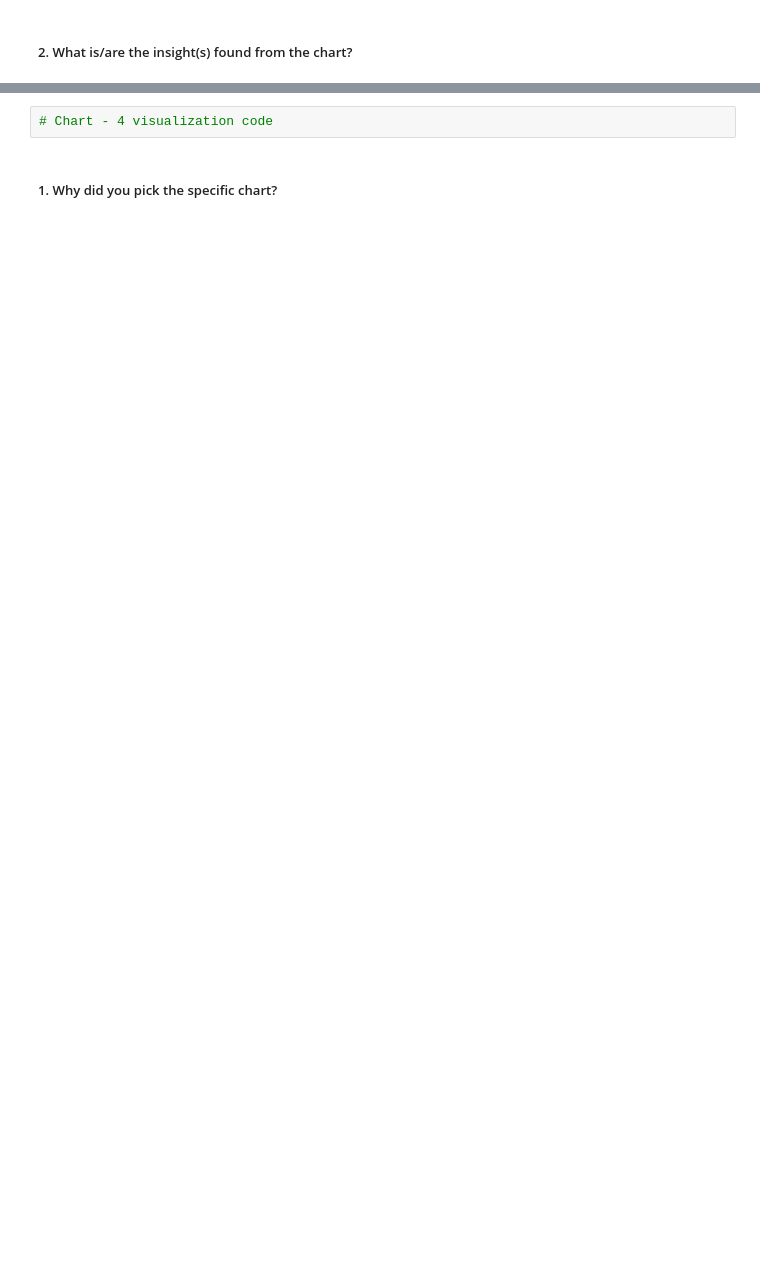
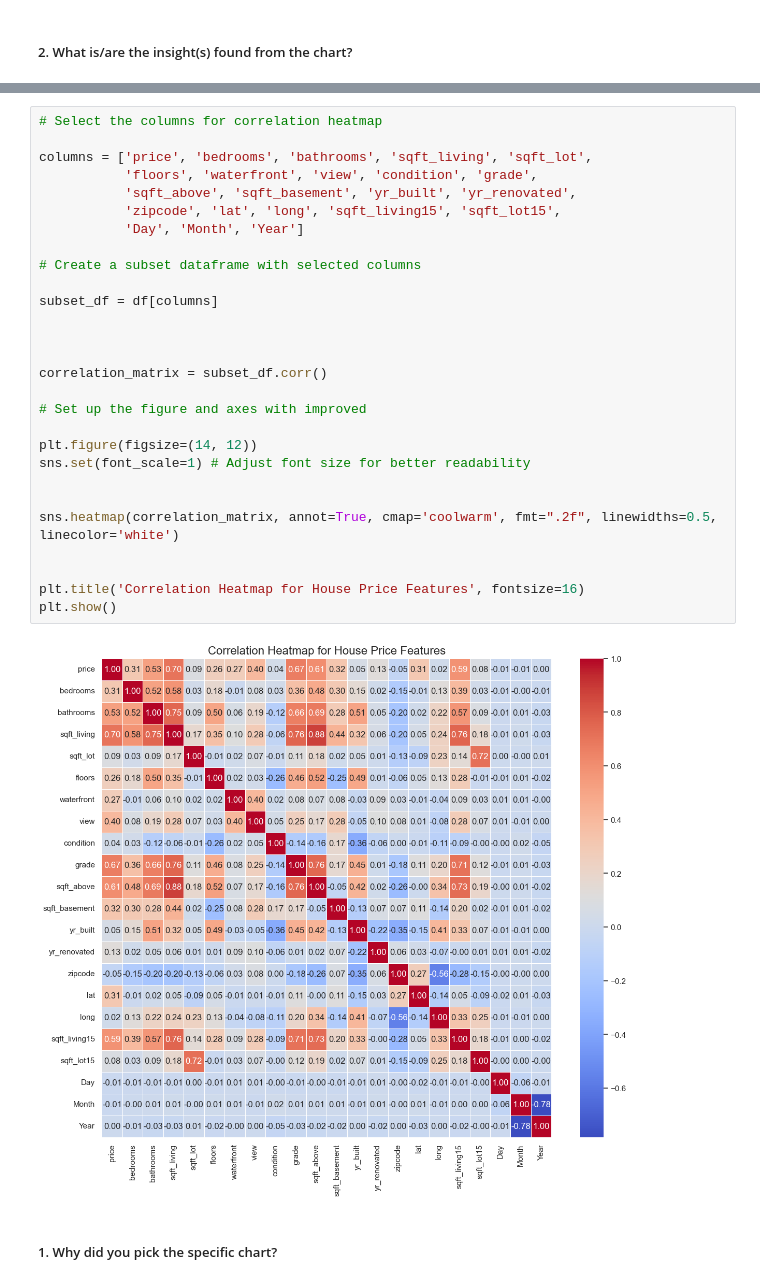
Before and after one commit to Mostaqul143/House-Sales-in-King-County-USA, a Jupyter notebook: Template.ipynb, the cells around one changed output, grey strips where cells are left out. Saved outputs shown, nothing was run; the diff lists cells and outputs as text; blank space fills up the shorter version.

```diff
--- a/Template.ipynb
+++ b/Template.ipynb
@@ -366,4 +395,32 @@ Answer Here
-# %%
-# Chart - 4 visualization code
+# %%
+# Select the columns for correlation heatmap
+
+columns = ['price', 'bedrooms', 'bathrooms', 'sqft_living', 'sqft_lot',
+           'floors', 'waterfront', 'view', 'condition', 'grade',
+           'sqft_above', 'sqft_basement', 'yr_built', 'yr_renovated',
+           'zipcode', 'lat', 'long', 'sqft_living15', 'sqft_lot15',
+           'Day', 'Month', 'Year']
+
+# Create a subset dataframe with selected columns
+
+subset_df = df[columns]
+
+
+
+correlation_matrix = subset_df.corr()
+
+# Set up the figure and axes with improved
+
+plt.figure(figsize=(14, 12))
+sns.set(font_scale=1) # Adjust font size for better readability
+
+
+sns.heatmap(correlation_matrix, annot=True, cmap='coolwarm', fmt=".2f", linewidths=0.5, linecolor='white')
+
+
+plt.title('Correlation Heatmap for House Price Features', fontsize=16)
+plt.show()
+# %% [output]
+[figure, added]
 # %% [markdown]
 ##### 1. Why did you pick the specific chart?
```
Also changed, not shown: parts of 198 cells of this notebook.
